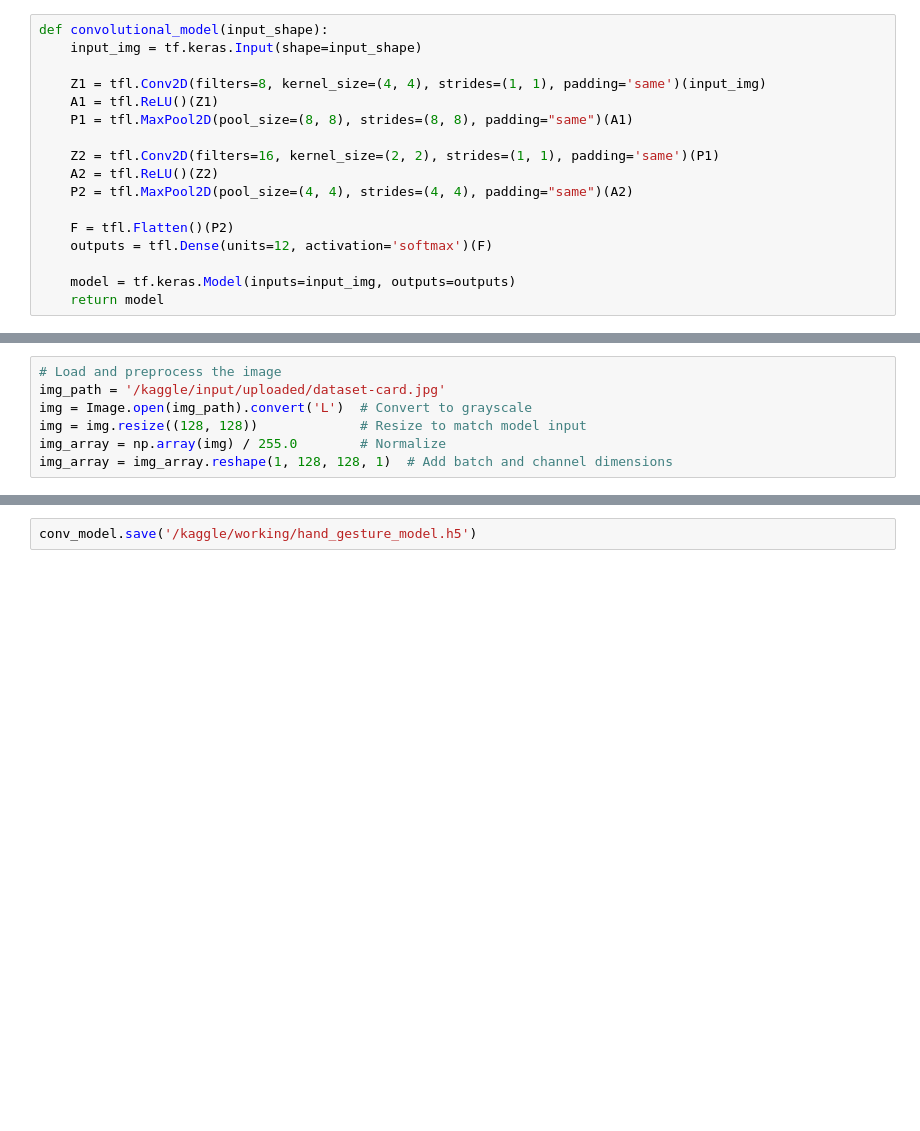
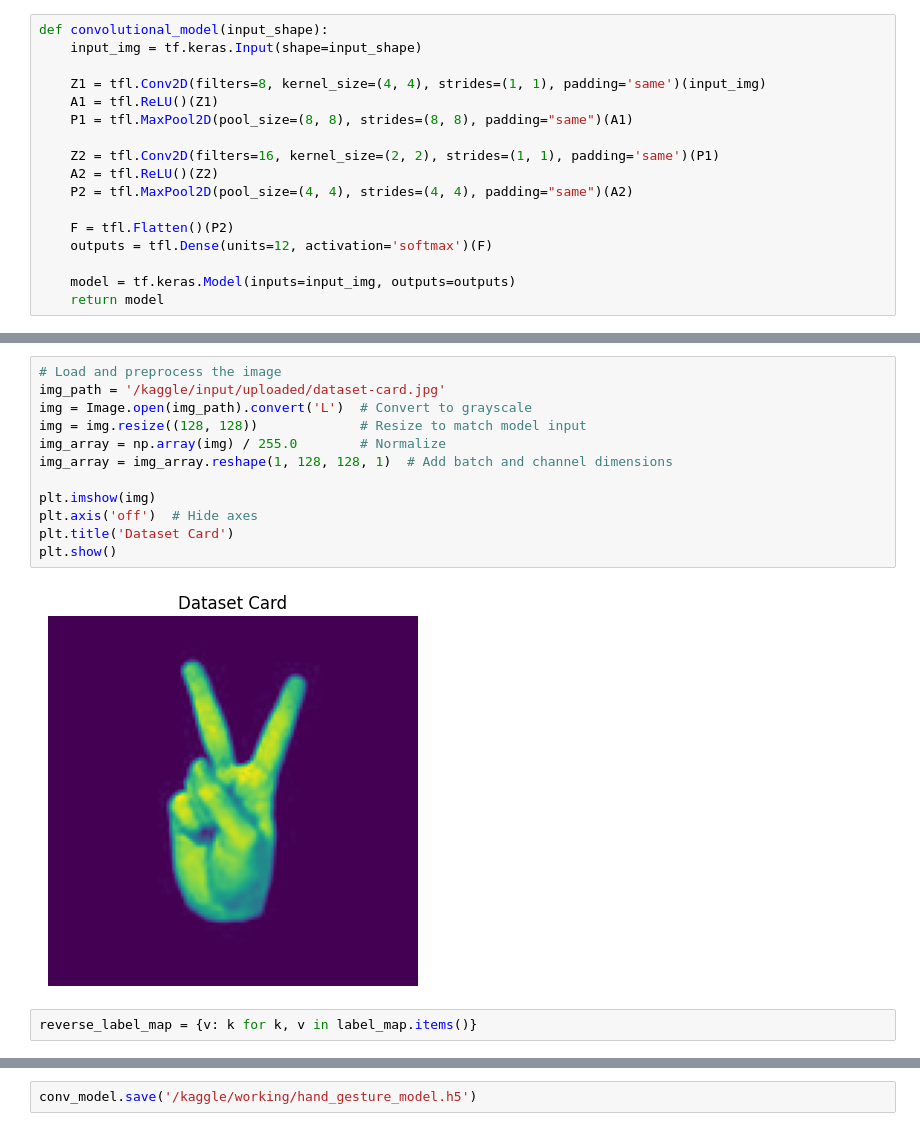
Before and after one commit to 74NV1R/CNN_Application, a Jupyter notebook: cnn-application.ipynb, the cells around one changed output, grey strips where cells are left out. Drawn from its saved outputs; the diff is of its cells as text; blank space fills up the shorter version.

```diff
--- a/cnn-application.ipynb
+++ b/cnn-application.ipynb
@@ -195,10 +243,19 @@ See the caveats in the documentation: https://pandas.pydata.org/pandas-docs/stab
 # %%
 # Load and preprocess the image
 img_path = '/kaggle/input/uploaded/dataset-card.jpg'
 img = Image.open(img_path).convert('L')  # Convert to grayscale
 img = img.resize((128, 128))             # Resize to match model input
 img_array = np.array(img) / 255.0        # Normalize
 img_array = img_array.reshape(1, 128, 128, 1)  # Add batch and channel dimensions
+
+plt.imshow(img)
+plt.axis('off')  # Hide axes
+plt.title('Dataset Card')
+plt.show()
+# %% [output]
+[figure, added]
+# %%
+reverse_label_map = {v: k for k, v in label_map.items()}
 # %%
 prediction = conv_model.predict(img_array)
 predicted_class = np.argmax(prediction)
```
Also changed, not shown: parts of 25 cells of this notebook.
